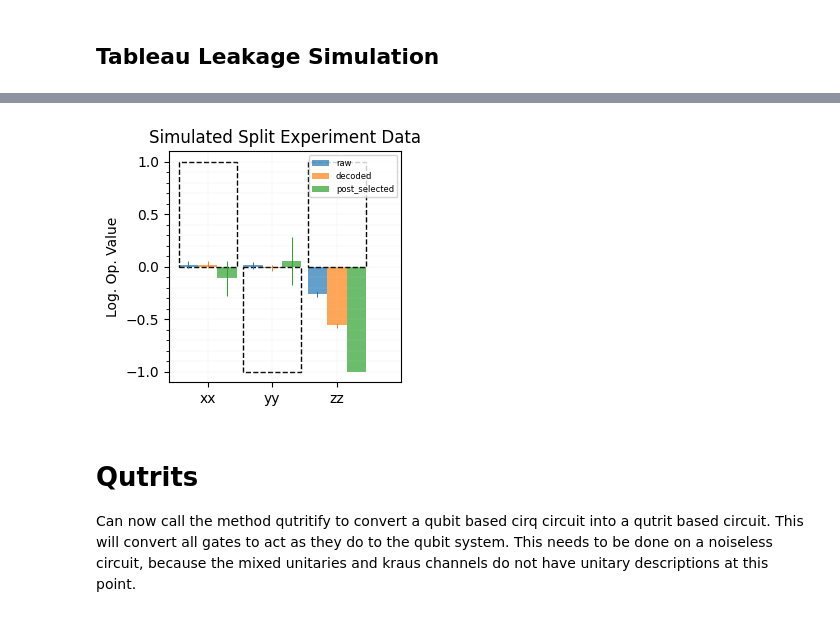
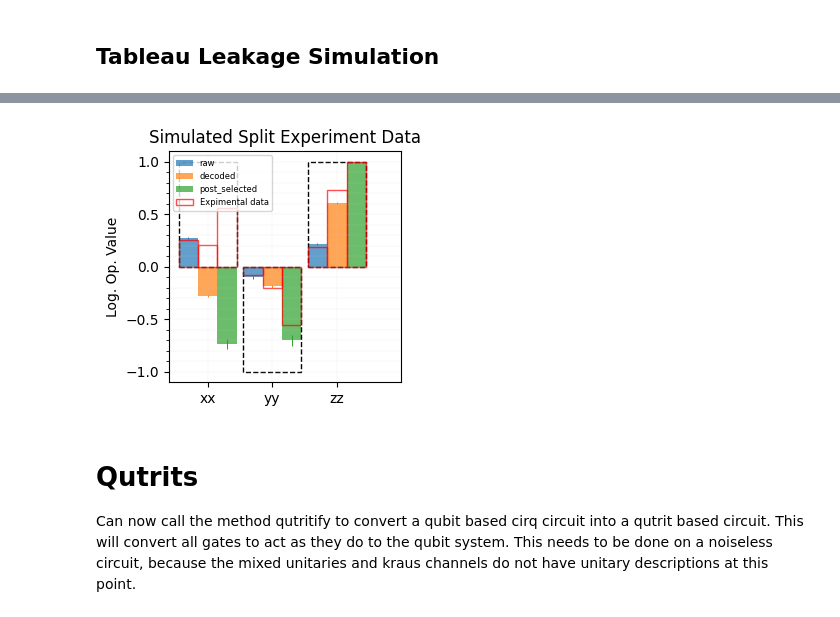
Before and after one commit to ihesner/cirq_qec, a Jupyter notebook: example_notebook.ipynb, the cells around one changed output, grey strips where cells are left out. Cells and saved outputs as stored; diff of their text form; code cells hidden in the pictures.

```diff
--- a/example_notebook.ipynb
+++ b/example_notebook.ipynb
@@ -227,3 +227,6 @@ print('!')
 today = date.today().strftime('%Y%m%d')
 with open(f"simulation_data/{today}_z_all_{shots}_cirq_noarb.pkl", 'wb') as f:
     pickle.dump(cirq_data, f)
+# %%
+with open(f"simulation_data\\20250402_z_all_10000_cirq_noarb.pkl", 'rb') as f:
+    cirq_data = pickle.load(f)
@@ -318,6 +306,9 @@ print('!')
 today = date.today().strftime('%Y%m%d')
 with open(f"simulation_data/{today}_z_all_{shots}_cirq_idle.pkl", 'wb') as f:
     pickle.dump(idle_data, f)
+# %%
+with open(f"simulation_data/20250402_z_all_10000_cirq_idle.pkl", 'rb') as f:
+    idle_data = pickle.load(f)
 # %%
 # organizing data
 groups = ['xx', 'yy', 'zz']
@@ -557,10 +597,28 @@ leakage_data
 # %%
-def plot_fig2(data_set, title="fig3"):
+exp_data = {'xx': {'decoded': 0.20838734620545363,
+  'raw': 0.2553728593845944,
+  'postselect': 0.5640933572710951},
+ 'yy': {'decoded': -0.19926049510754384,
+  'raw': -0.08256301573702474,
+  'postselect': -0.5546038543897216},
+ 'zz': {'decoded': 0.7299629529231046,
+  'raw': 0.18875937471762894,
+  'postselect': 0.9983532317826266},
+ 'xy': {'decoded': -0.07627022488483437,
+  'raw': -0.05630063312682965,
+  'postselect': -0.183920313055852},
+ 'yx': {'decoded': -0.08518920876335323,
+  'raw': -0.022858953467318477,
+  'postselect': -0.21143663960465942}}
+
+def plot_fig2(data_set, title="fig3", flip = 1):
     # organizing data
     groups = ['xx', 'yy', 'zz']
-    raw_data = np.asarray([data_set[group][1]['raw'] for group in groups])
-    decoded_data = np.asarray([data_set[group][1]['decoded'] for group in groups])
-    post_selected_data = np.asarray([data_set[group][1]['post_selected'] for group in groups])
+    raw_data = np.asarray([flip*data_set[group][1]['raw']
+                           if group in ['yy', 'zz'] else data_set[group][1]['raw']
+                            for group in groups])
+    decoded_data = np.asarray([flip*data_set[group][1]['decoded'] for group in groups])
+    post_selected_data = np.asarray([flip*data_set[group][1]['post_selected'] for group in groups])
     shots_raw = np.asarray([data_set[group][1]['shots_raw'] for group in groups])
     shots_decoded = np.asarray([data_set[group][1]['shots_decoded'] for group in groups])
     shots_ps = np.asarray([data_set[group][1]['shots_ps'] for group in groups])
@@ -573,35 +631,53 @@ def plot_fig2(data_set, title="fig3"):
     # Raw
     plt.bar(xs - bar_width, raw_data, bar_width, label='raw', alpha=.7)
     plt.errorbar(xs - bar_width, raw_data, yerr=np.sqrt(((1+raw_data)*(1-raw_data))/shots_raw),
                 linestyle=' ', linewidth=.7)
     # Decoded
     plt.bar(xs + 0., decoded_data, bar_width, label='decoded', alpha=.7)
     plt.errorbar(xs - 0, decoded_data, yerr=np.sqrt(((1+decoded_data)*(1-decoded_data))/shots_decoded),
                 linestyle=' ', linewidth=.7)
     # Post-selected
     plt.bar(xs + bar_width, post_selected_data, bar_width, label='post_selected', alpha=.7)
     plt.errorbar(xs + bar_width, post_selected_data, yerr=np.sqrt(((1+post_selected_data)*(1-post_selected_data))/shots_ps),
                 linestyle=' ', linewidth=.7)
     # Outlines
     plt.bar(xs, [1, -1, 1], 3*bar_width, alpha=1,
             color='none', edgecolor='black', linestyle='dashed')
 
+    # Experimental Data
+    raw_data = np.asarray([exp_data[group]['raw'] for group in groups])
+    decoded_data = np.asarray([exp_data[group]['decoded'] for group in groups])
+    post_selected_data = np.asarray([exp_data[group]['postselect'] for group in groups])
+    # Raw
+    plt.bar(xs - bar_width, raw_data, bar_width,
+            # label='raw',
+            alpha=.7, color='none', edgecolor='red')
+    # Decoded
+    plt.bar(xs + 0, decoded_data, bar_width,
+            # label='decoded',
+            alpha=.7, color='none', edgecolor='red')
+    # Post-selected
+    plt.bar(xs + bar_width , post_selected_data, bar_width,
+            # label='post_selected',
+            label="Expimental data",
+            alpha=.7, color='none', edgecolor='red')
+
     # Nicities
     plt.xticks(xs, groups)
     plt.ylabel('Log. Op. Value')
     plt.legend(fontsize=6)
     plt.grid(which='both', color='lightgray', linewidth=.1)
     plt.yticks(ticks=np.linspace(-1, 1, 5))
     plt.yticks(ticks=np.linspace(-1, 1, 21), minor=True)
     plt.xlim(-.6, 3)
     plt.title('Simulated Split Experiment Data')
     today = date.today().strftime('%Y%m%d')
     plt.savefig(f'figs/{today}_{title}_{shots_raw[0]}.png')
     plt.show()
 
-plot_fig2(leakage_data, title="stim_leakage")
+plot_fig2(leakage_data, title="stim_leakage", flip=-1)
 # %% [output]
-[figure, old version]
+[figure, new version]
 # %% [markdown]
 # Qutrits
 
```
Also changed, not shown: parts of 10 cells of this notebook, 4 other files.
